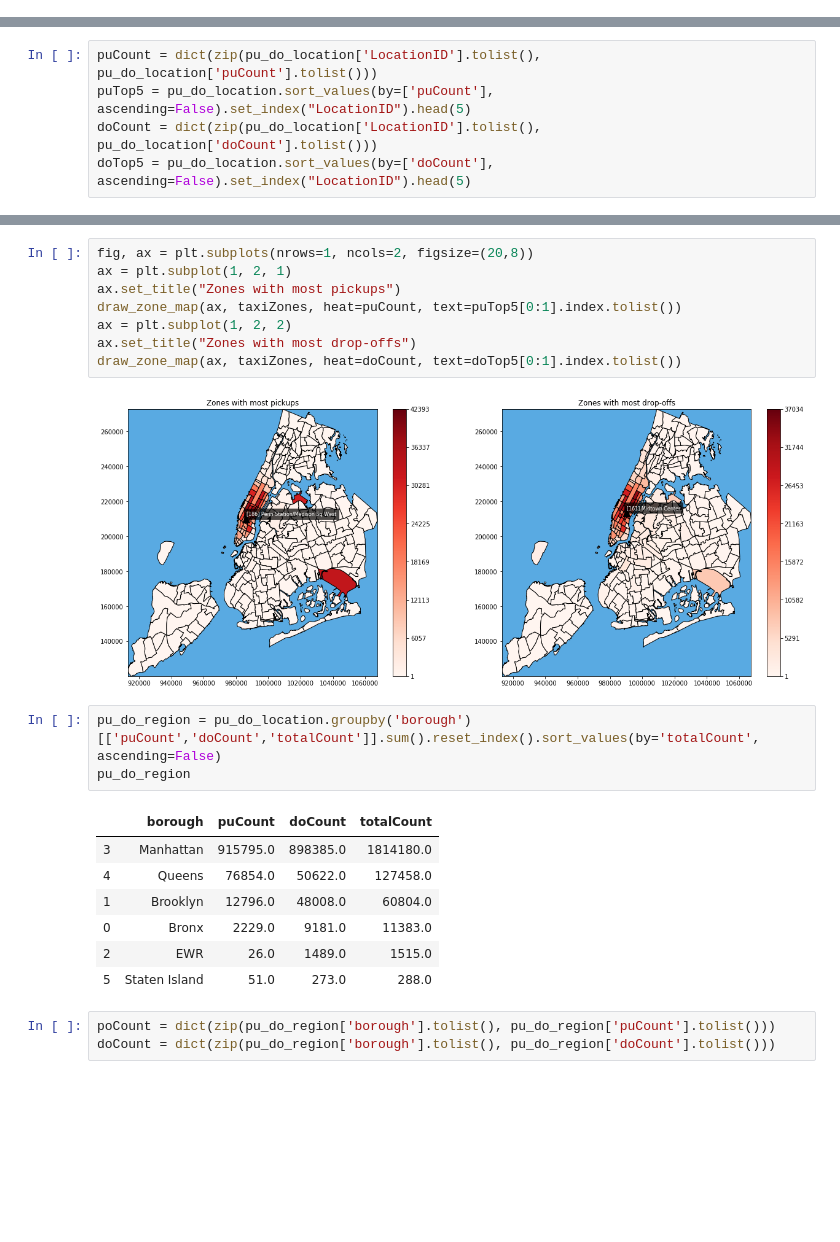
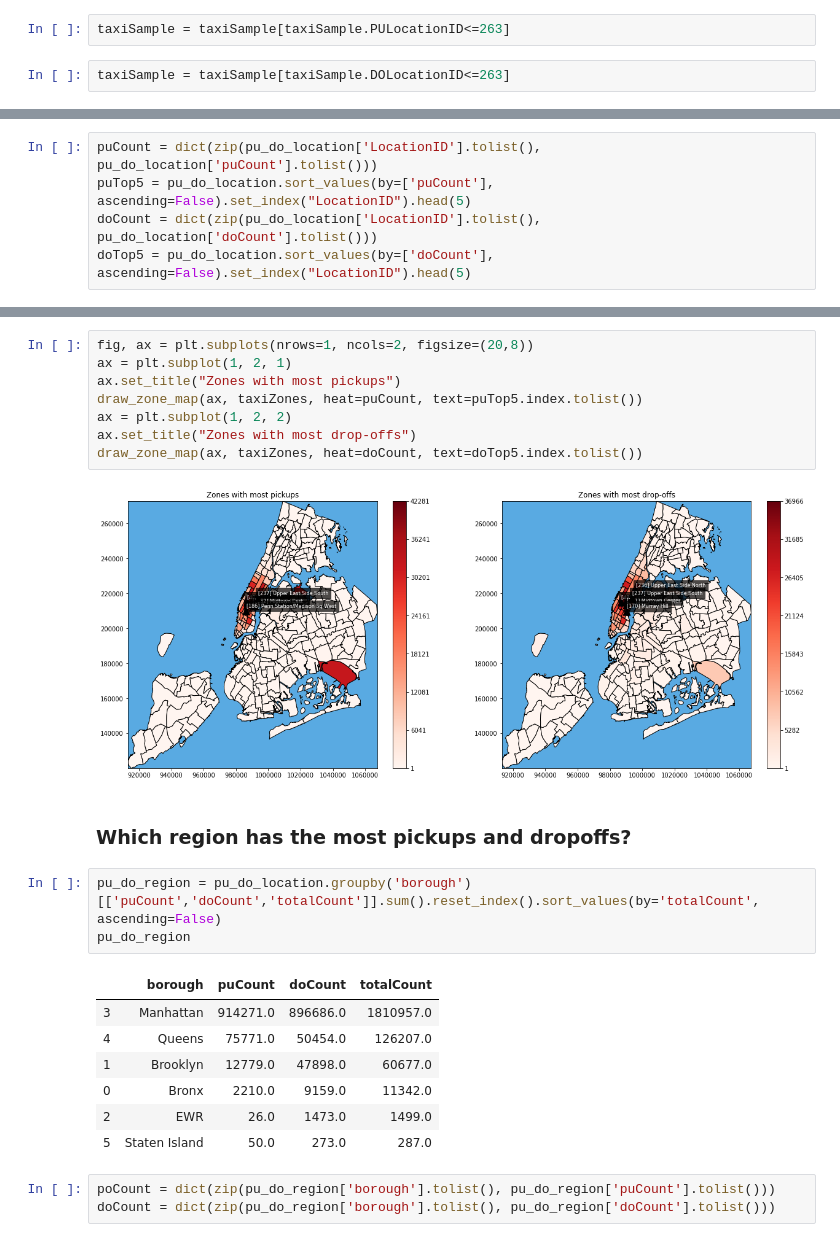
Before and after one commit to maliakber/algorithm-data-model-csc-501, a Jupyter notebook: source/assignment-2/assignment-2-jupnote.ipynb, the cells around one changed output, grey strips where cells are left out. Cells and saved outputs as stored; diff of their text form; blank space fills up the shorter version.

```diff
--- a/source/assignment-2/assignment-2-jupnote.ipynb
+++ b/source/assignment-2/assignment-2-jupnote.ipynb
@@ -236,3 +248,7 @@ taxiSample.shape
+# %%
+taxiSample = taxiSample[taxiSample.PULocationID<=263]
+# %%
+taxiSample = taxiSample[taxiSample.DOLocationID<=263]
 # %% [markdown]
 # Insights on different attributes
 # %% [markdown]
@@ -696,24 +695,26 @@ doTop5
 # %%
 fig, ax = plt.subplots(nrows=1, ncols=2, figsize=(20,8))
 ax = plt.subplot(1, 2, 1)
 ax.set_title("Zones with most pickups")
-draw_zone_map(ax, taxiZones, heat=puCount, text=puTop5[0:1].index.tolist())
+draw_zone_map(ax, taxiZones, heat=puCount, text=puTop5.index.tolist())
 ax = plt.subplot(1, 2, 2)
 ax.set_title("Zones with most drop-offs")
-draw_zone_map(ax, taxiZones, heat=doCount, text=doTop5[0:1].index.tolist())
+draw_zone_map(ax, taxiZones, heat=doCount, text=doTop5.index.tolist())
 # %% [output]
-[figure, old version]
+[figure, new version]
+# %% [markdown]
+### Which region has the most pickups and dropoffs?
 # %%
 pu_do_region = pu_do_location.groupby('borough')[['puCount','doCount','totalCount']].sum().reset_index().sort_values(by='totalCount', ascending=False)
 pu_do_region
 # %% [output]
 |  | borough | puCount | doCount | totalCount |
-| 3 | Manhattan | 915795.0 | 898385.0 | 1814180.0 |
-| 4 | Queens | 76854.0 | 50622.0 | 127458.0 |
-| 1 | Brooklyn | 12796.0 | 48008.0 | 60804.0 |
-| 0 | Bronx | 2229.0 | 9181.0 | 11383.0 |
-| 2 | EWR | 26.0 | 1489.0 | 1515.0 |
-| 5 | Staten Island | 51.0 | 273.0 | 288.0 |
+| 3 | Manhattan | 914271.0 | 896686.0 | 1810957.0 |
+| 4 | Queens | 75771.0 | 50454.0 | 126207.0 |
+| 1 | Brooklyn | 12779.0 | 47898.0 | 60677.0 |
+| 0 | Bronx | 2210.0 | 9159.0 | 11342.0 |
+| 2 | EWR | 26.0 | 1473.0 | 1499.0 |
+| 5 | Staten Island | 50.0 | 273.0 | 287.0 |
 # %%
 poCount = dict(zip(pu_do_region['borough'].tolist(), pu_do_region['puCount'].tolist()))
 doCount = dict(zip(pu_do_region['borough'].tolist(), pu_do_region['doCount'].tolist()))
```
Also changed, not shown: parts of 56 cells of this notebook.
